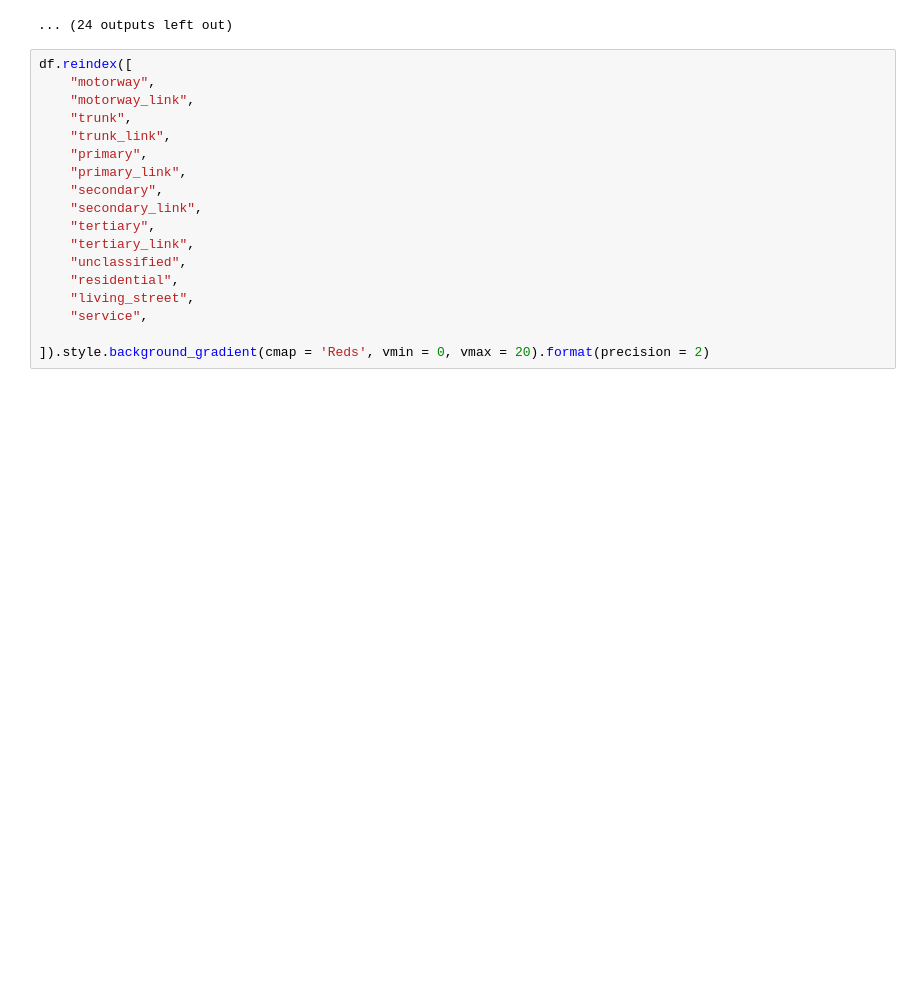
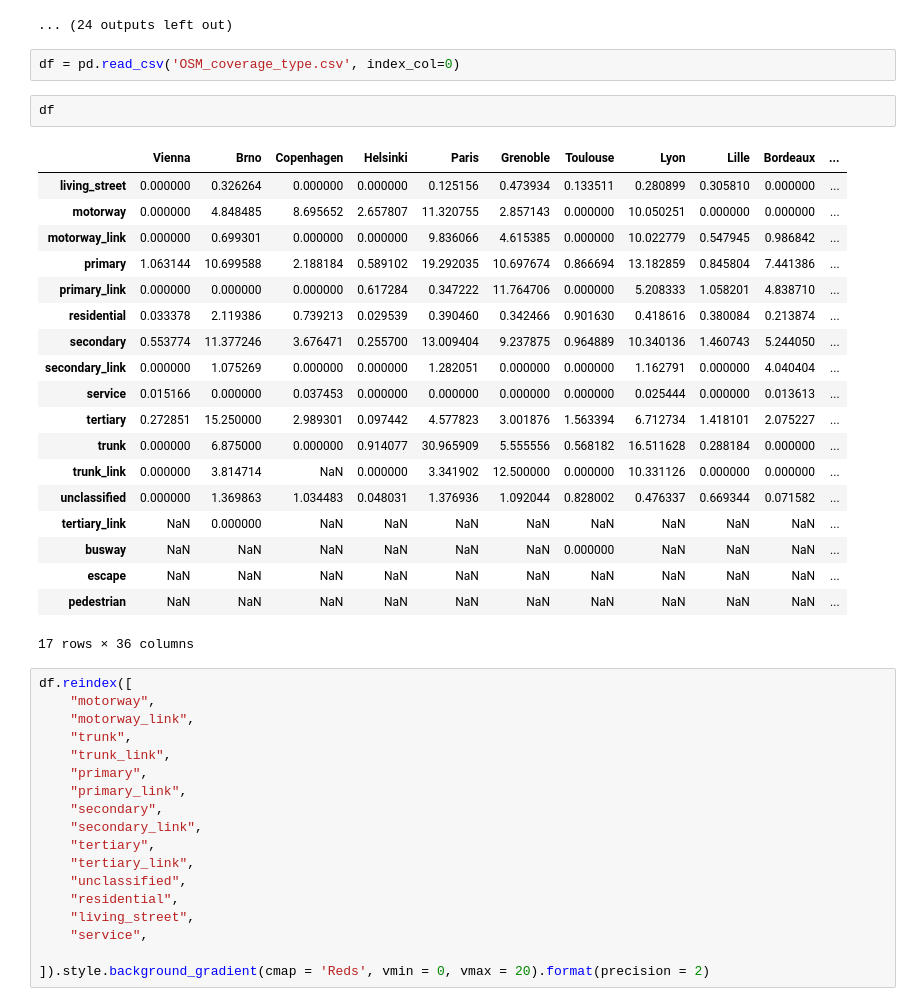
Before and after one commit to XavB64/traffic-volume-data-EU-cities, a Jupyter notebook: assets/dataset_statistics.ipynb, the cells around one changed output. Cells and saved outputs as stored; diff of their text form; blank space fills up the shorter version.

```diff
--- a/assets/dataset_statistics.ipynb
+++ b/assets/dataset_statistics.ipynb
@@ -641,6 +641,30 @@ City downloaded
 City downloaded
 City downloaded
 ... (24 outputs left out)
+# %%
+df = pd.read_csv('OSM_coverage_type.csv', index_col=0)
+# %%
+df
+# %% [output]
+|  | Vienna | Brno | Copenhagen | Helsinki | Paris | Grenoble | Toulouse | Lyon | Lille | Bordeaux | ... |
+| living_street | 0.000000 | 0.326264 | 0.000000 | 0.000000 | 0.125156 | 0.473934 | 0.133511 | 0.280899 | 0.305810 | 0.000000 | ... |
+| motorway | 0.000000 | 4.848485 | 8.695652 | 2.657807 | 11.320755 | 2.857143 | 0.000000 | 10.050251 | 0.000000 | 0.000000 | ... |
+| motorway_link | 0.000000 | 0.699301 | 0.000000 | 0.000000 | 9.836066 | 4.615385 | 0.000000 | 10.022779 | 0.547945 | 0.986842 | ... |
+| primary | 1.063144 | 10.699588 | 2.188184 | 0.589102 | 19.292035 | 10.697674 | 0.866694 | 13.182859 | 0.845804 | 7.441386 | ... |
+| primary_link | 0.000000 | 0.000000 | 0.000000 | 0.617284 | 0.347222 | 11.764706 | 0.000000 | 5.208333 | 1.058201 | 4.838710 | ... |
+| residential | 0.033378 | 2.119386 | 0.739213 | 0.029539 | 0.390460 | 0.342466 | 0.901630 | 0.418616 | 0.380084 | 0.213874 | ... |
+| secondary | 0.553774 | 11.377246 | 3.676471 | 0.255700 | 13.009404 | 9.237875 | 0.964889 | 10.340136 | 1.460743 | 5.244050 | ... |
+| secondary_link | 0.000000 | 1.075269 | 0.000000 | 0.000000 | 1.282051 | 0.000000 | 0.000000 | 1.162791 | 0.000000 | 4.040404 | ... |
+| service | 0.015166 | 0.000000 | 0.037453 | 0.000000 | 0.000000 | 0.000000 | 0.000000 | 0.025444 | 0.000000 | 0.013613 | ... |
+| tertiary | 0.272851 | 15.250000 | 2.989301 | 0.097442 | 4.577823 | 3.001876 | 1.563394 | 6.712734 | 1.418101 | 2.075227 | ... |
+| trunk | 0.000000 | 6.875000 | 0.000000 | 0.914077 | 30.965909 | 5.555556 | 0.568182 | 16.511628 | 0.288184 | 0.000000 | ... |
+| trunk_link | 0.000000 | 3.814714 | NaN | 0.000000 | 3.341902 | 12.500000 | 0.000000 | 10.331126 | 0.000000 | 0.000000 | ... |
+| unclassified | 0.000000 | 1.369863 | 1.034483 | 0.048031 | 1.376936 | 1.092044 | 0.828002 | 0.476337 | 0.669344 | 0.071582 | ... |
+| tertiary_link | NaN | 0.000000 | NaN | NaN | NaN | NaN | NaN | NaN | NaN | NaN | ... |
+| busway | NaN | NaN | NaN | NaN | NaN | NaN | 0.000000 | NaN | NaN | NaN | ... |
+| escape | NaN | NaN | NaN | NaN | NaN | NaN | NaN | NaN | NaN | NaN | ... |
+| pedestrian | NaN | NaN | NaN | NaN | NaN | NaN | NaN | NaN | NaN | NaN | ... |
+17 rows × 36 columns
 # %%
 df.reindex([
     "motorway",
```
Also changed, not shown: parts of 1 cell of this notebook, 1 other file.
